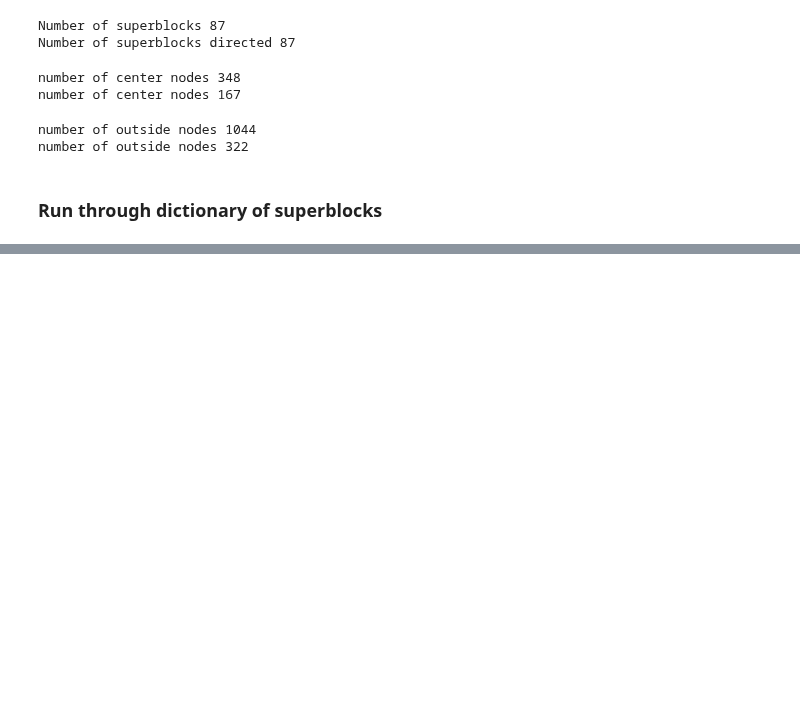
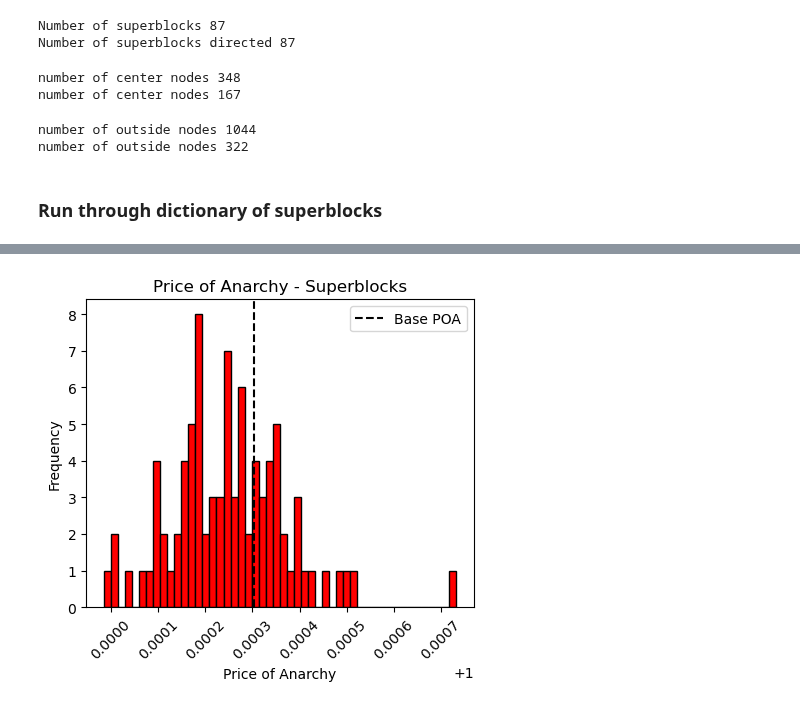
Before and after one commit to claricemottet/Barcelona_Superblock_Placement_Optimization, a Jupyter notebook: networks_bcn.ipynb, the cells around one changed output, grey strips where cells are left out. Cells and saved outputs as stored; diff of their text form; code cells hidden in the pictures; blank space fills up the shorter version.

```diff
--- a/networks_bcn.ipynb
+++ b/networks_bcn.ipynb
@@ -738,0 +903,20 @@ path_out_social_ = r'/home/clarice/Documents/VSCode/Term2_Networks/final_project
+# %%
+# Since df_blocks and df_base are not defined in the current session, I'll demonstrate the code
+# to add a vertical dashed line at x = df_base.loc[0, 'poa'] to the histogram plot.
+
+# Updated plotting code assuming df_blocks and df_base are properly defined.
+plt.figure(figsize=(5, 4))
+plt.hist(df_blocks['poa'], bins=50, color='red', edgecolor='black')
+plt.title('Price of Anarchy - Superblocks')
+plt.xlabel('Price of Anarchy')
+plt.ylabel('Frequency')
+plt.xticks(rotation=45)
+
+plt.axvline(x=df_base.loc[0, 'poa'], color='k', linestyle='--', label='Base POA')
+
+# Optional: Add a legend to clarify the meaning of the dashed line
+plt.legend()
+
+plt.show()
+# %% [output]
+[figure, added]
```
Also changed, not shown: parts of 13 cells of this notebook, 36 other files.
